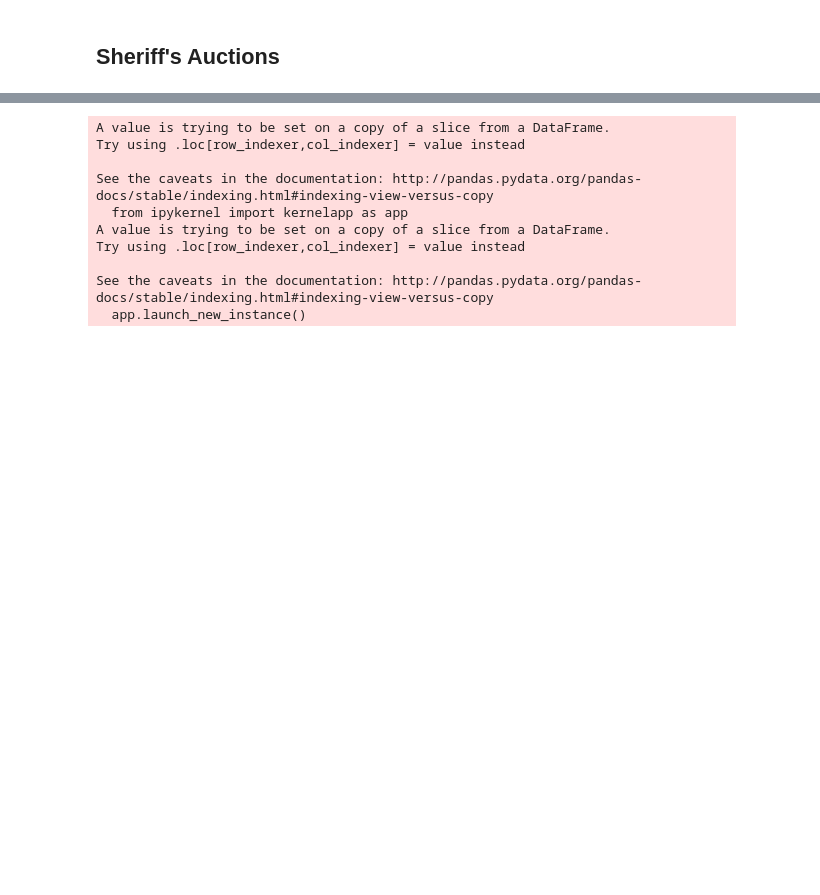
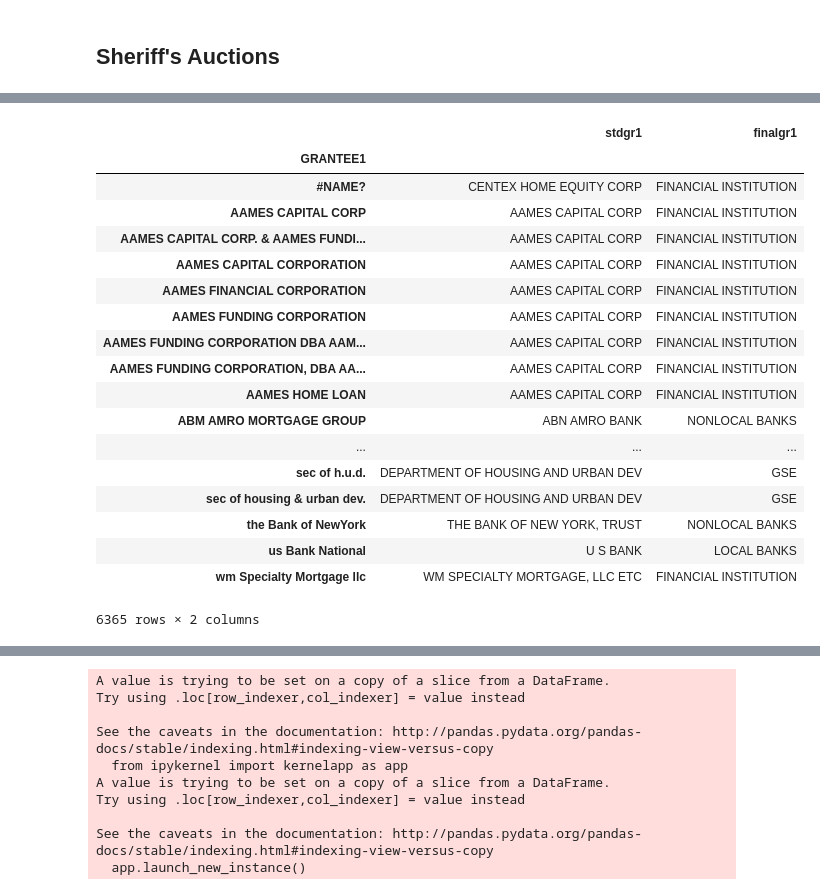
Before and after one commit to PovertyCenterCLE/vacancy_predictor, a Jupyter notebook: notebooks/4.1 REO properties-Copy1.ipynb, the cells around one changed output, grey strips where cells are left out. Cells and saved outputs as stored; diff of their text form; code cells hidden in the pictures; blank space fills up the shorter version.

```diff
--- a/notebooks/4.1 REO properties-Copy1.ipynb
+++ b/notebooks/4.1 REO properties-Copy1.ipynb
@@ -145,3 +145,25 @@ t.loc[(t.DEED_TYPE.isin(['Sheriffs Deed',
+# %%
+reo
+# %% [output]
+|  | stdgr1 | finalgr1 |
+| GRANTEE1 |  |  |
+| #NAME? | CENTEX HOME EQUITY CORP | FINANCIAL INSTITUTION |
+| AAMES CAPITAL CORP | AAMES CAPITAL CORP | FINANCIAL INSTITUTION |
+| AAMES CAPITAL CORP. & AAMES FUNDI... | AAMES CAPITAL CORP | FINANCIAL INSTITUTION |
+| AAMES CAPITAL CORPORATION | AAMES CAPITAL CORP | FINANCIAL INSTITUTION |
+| AAMES FINANCIAL CORPORATION | AAMES CAPITAL CORP | FINANCIAL INSTITUTION |
+| AAMES FUNDING CORPORATION | AAMES CAPITAL CORP | FINANCIAL INSTITUTION |
+| AAMES FUNDING CORPORATION DBA AAM... | AAMES CAPITAL CORP | FINANCIAL INSTITUTION |
+| AAMES FUNDING CORPORATION, DBA AA... | AAMES CAPITAL CORP | FINANCIAL INSTITUTION |
+| AAMES HOME LOAN | AAMES CAPITAL CORP | FINANCIAL INSTITUTION |
+| ABM AMRO MORTGAGE GROUP | ABN AMRO BANK | NONLOCAL BANKS |
+| ... | ... | ... |
+| sec of h.u.d. | DEPARTMENT OF HOUSING AND URBAN DEV | GSE |
+| sec of housing & urban dev. | DEPARTMENT OF HOUSING AND URBAN DEV | GSE |
+| the Bank of NewYork | THE BANK OF NEW YORK, TRUST | NONLOCAL BANKS |
+| us Bank National | U S BANK | LOCAL BANKS |
+| wm Specialty Mortgage llc | WM SPECIALTY MORTGAGE, LLC ETC | FINANCIAL INSTITUTION |
+6365 rows × 2 columns
 # %%
 temp = tci[tci.parcel.isin(t[(t.REO==1)&(t.date > dt.datetime(2013,1,1))].parcel)]
 sum(temp.vacant), len(temp)
```
Also changed, not shown: parts of 21 cells of this notebook, 7 other files.
